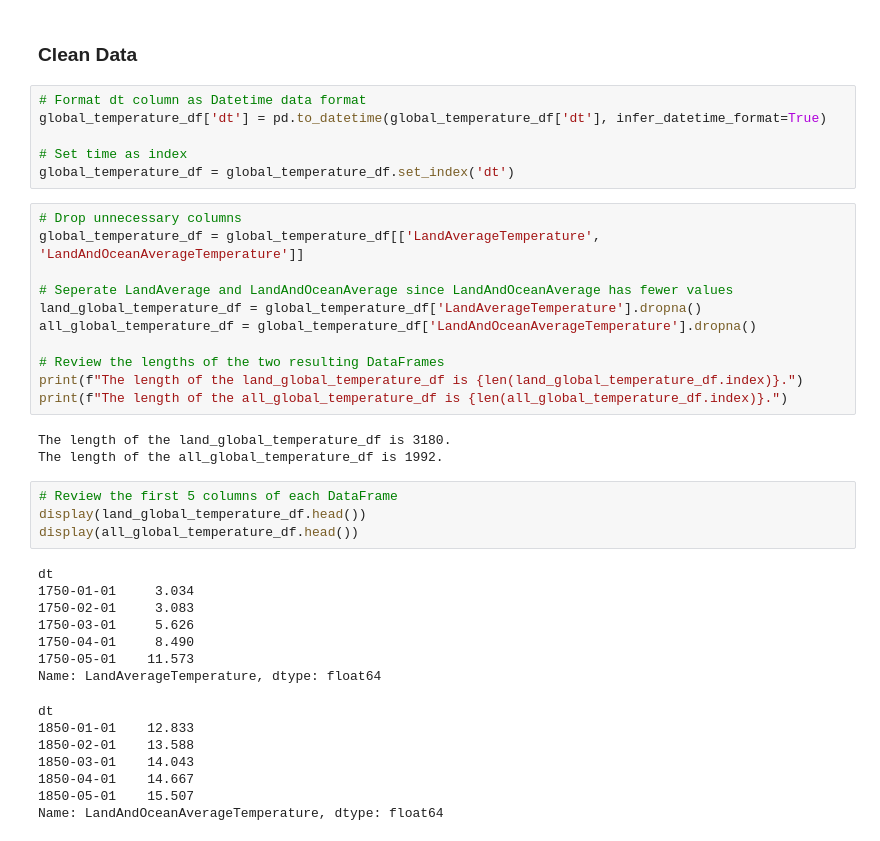
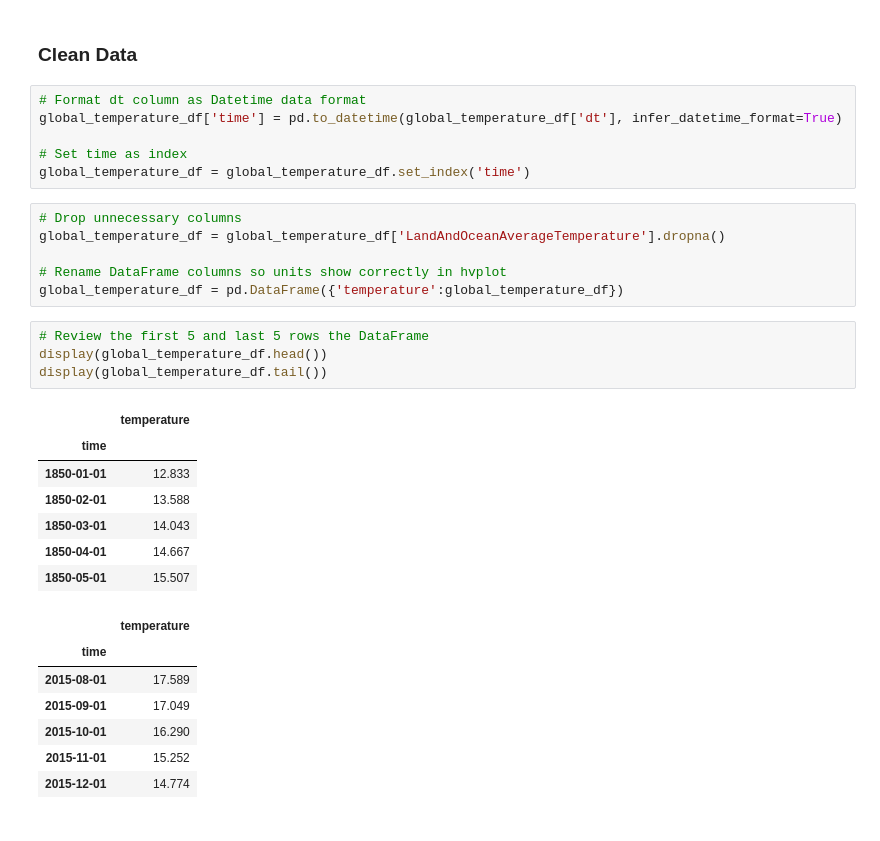
Before and after one commit to joshuacreveling/Group_Project_1, a Jupyter notebook: commodities_prices_vs_climate_change.ipynb, the cells around one changed output. Cells and saved outputs as stored; diff of their text form.

```diff
--- a/commodities_prices_vs_climate_change.ipynb
+++ b/commodities_prices_vs_climate_change.ipynb
@@ -68,41 +68,33 @@ display(global_temperature_df.tail())
 ### Clean Data
 # %%
 # Format dt column as Datetime data format
-global_temperature_df['dt'] = pd.to_datetime(global_temperature_df['dt'], infer_datetime_format=True)
+global_temperature_df['time'] = pd.to_datetime(global_temperature_df['dt'], infer_datetime_format=True)
 
 # Set time as index
-global_temperature_df = global_temperature_df.set_index('dt')
+global_temperature_df = global_temperature_df.set_index('time')
 # %%
 # Drop unnecessary columns
-global_temperature_df = global_temperature_df[['LandAverageTemperature', 'LandAndOceanAverageTemperature']]
+global_temperature_df = global_temperature_df['LandAndOceanAverageTemperature'].dropna()
 
-# Seperate LandAverage and LandAndOceanAverage since LandAndOceanAverage has fewer values
-land_global_temperature_df = global_temperature_df['LandAverageTemperature'].dropna()
-all_global_temperature_df = global_temperature_df['LandAndOceanAverageTemperature'].dropna()
-
-# Review the lengths of the two resulting DataFrames
-print(f"The length of the land_global_temperature_df is {len(land_global_temperature_df.index)}.")
-print(f"The length of the all_global_temperature_df is {len(all_global_temperature_df.index)}.")
+# Rename DataFrame columns so units show correctly in hvplot
+global_temperature_df = pd.DataFrame({'temperature':global_temperature_df})
-# %% [output]
-The length of the land_global_temperature_df is 3180.
-The length of the all_global_temperature_df is 1992.
 # %%
-# Review the first 5 columns of each DataFrame
-display(land_global_temperature_df.head())
-display(all_global_temperature_df.head())
+# Review the first 5 and last 5 rows the DataFrame
+display(global_temperature_df.head())
+display(global_temperature_df.tail())
 # %% [output]
-dt
-1750-01-01     3.034
-1750-02-01     3.083
-1750-03-01     5.626
-1750-04-01     8.490
-1750-05-01    11.573
-Name: LandAverageTemperature, dtype: float64
-dt
-1850-01-01    12.833
-1850-02-01    13.588
-1850-03-01    14.043
-1850-04-01    14.667
-1850-05-01    15.507
-Name: LandAndOceanAverageTemperature, dtype: float64
+|  | temperature |
+| time |  |
+| 1850-01-01 | 12.833 |
+| 1850-02-01 | 13.588 |
+| 1850-03-01 | 14.043 |
+| 1850-04-01 | 14.667 |
+| 1850-05-01 | 15.507 |
+|  | temperature |
+| time |  |
+| 2015-08-01 | 17.589 |
+| 2015-09-01 | 17.049 |
+| 2015-10-01 | 16.290 |
+| 2015-11-01 | 15.252 |
+| 2015-12-01 | 14.774 |
 # %%
```
Also changed, not shown: parts of 9 cells of this notebook, 2 other files.
